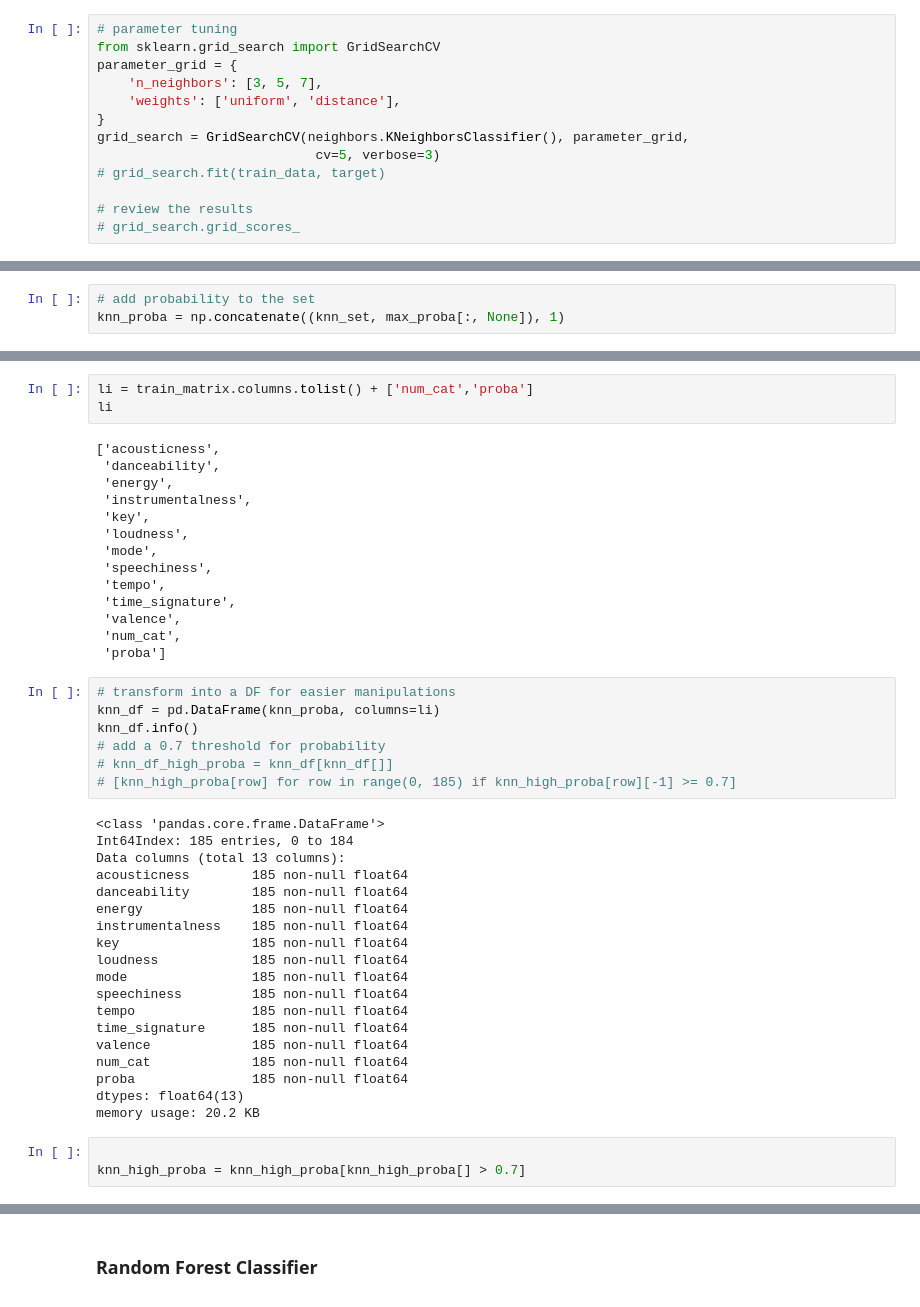
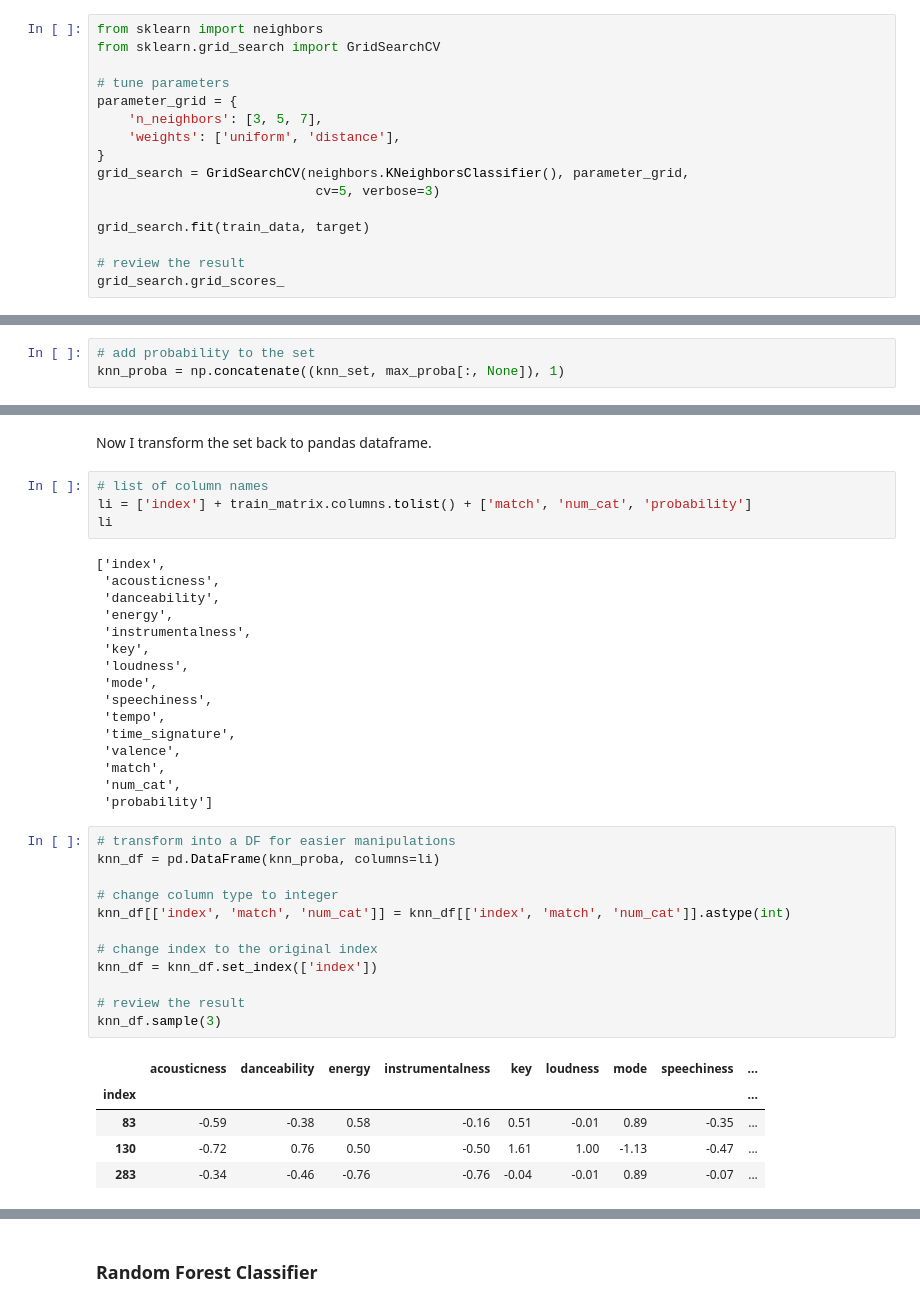
Before and after one commit to medennikova/itunes-music-analysis, a Jupyter notebook: music_analysis.ipynb, the cells around one changed output, grey strips where cells are left out. Cells and saved outputs as stored; diff of their text form.

```diff
--- a/music_analysis.ipynb
+++ b/music_analysis.ipynb
@@ -547,15 +552,18 @@ I use GridSearchCV to test the desired range of input parameters, and review the
 # %% [markdown]
 ### K nearest neighbors
 # %%
-# parameter tuning
+from sklearn import neighbors
 from sklearn.grid_search import GridSearchCV
+
+# tune parameters
 parameter_grid = {
     'n_neighbors': [3, 5, 7],
     'weights': ['uniform', 'distance'],
 }
 grid_search = GridSearchCV(neighbors.KNeighborsClassifier(), parameter_grid,
                             cv=5, verbose=3)
-# grid_search.fit(train_data, target)
 
-# review the results
-# grid_search.grid_scores_
+grid_search.fit(train_data, target)
+
+# review the result
+grid_search.grid_scores_
@@ -643,8 +689,12 @@ array([[-0.91413013, -0.03034728,  0.72251053, -0.37112459, -0.30922548,
+# %% [markdown]
+Now I transform the set back to pandas dataframe.
 # %%
-li = train_matrix.columns.tolist() + ['num_cat','proba']
+# list of column names
+li = ['index'] + train_matrix.columns.tolist() + ['match', 'num_cat', 'probability']
 li
 # %% [output]
-['acousticness',
+['index',
+ 'acousticness',
  'danceability',
  'energy',
  'instrumentalness',
@@ -655,34 +705,24 @@ li
  'tempo',
  'time_signature',
  'valence',
+ 'match',
  'num_cat',
- 'proba']
+ 'probability']
-# %%
-# transform into a DF for easier manipulations
-knn_df = pd.DataFrame(knn_proba, columns=li)
-knn_df.info()
-# add a 0.7 threshold for probability
-# knn_df_high_proba = knn_df[knn_df[]]
-# [knn_high_proba[row] for row in range(0, 185) if knn_high_proba[row][-1] >= 0.7]
-# %% [output]
-<class 'pandas.core.frame.DataFrame'>
-Int64Index: 185 entries, 0 to 184
-Data columns (total 13 columns):
-acousticness        185 non-null float64
-danceability        185 non-null float64
-energy              185 non-null float64
-instrumentalness    185 non-null float64
-key                 185 non-null float64
-loudness            185 non-null float64
-mode                185 non-null float64
-speechiness         185 non-null float64
-tempo               185 non-null float64
-time_signature      185 non-null float64
-valence             185 non-null float64
-num_cat             185 non-null float64
-proba               185 non-null float64
-dtypes: float64(13)
-memory usage: 20.2 KB
-# %%
-
-knn_high_proba = knn_high_proba[knn_high_proba[] > 0.7]
+# %%
+# transform into a DF for easier manipulations
+knn_df = pd.DataFrame(knn_proba, columns=li)
+
+# change column type to integer
+knn_df[['index', 'match', 'num_cat']] = knn_df[['index', 'match', 'num_cat']].astype(int)
+
+# change index to the original index
+knn_df = knn_df.set_index(['index'])
+
+# review the result
+knn_df.sample(3)
+# %% [output]
+|  | acousticness | danceability | energy | instrumentalness | key | loudness | mode | speechiness | ... |
+| index |  |  |  |  |  |  |  |  | ... |
+| 83 | -0.59 | -0.38 | 0.58 | -0.16 | 0.51 | -0.01 | 0.89 | -0.35 | ... |
+| 130 | -0.72 | 0.76 | 0.50 | -0.50 | 1.61 | 1.00 | -1.13 | -0.47 | ... |
+| 283 | -0.34 | -0.46 | -0.76 | -0.76 | -0.04 | -0.01 | 0.89 | -0.07 | ... |
```
Also changed, not shown: parts of 17 cells of this notebook.
